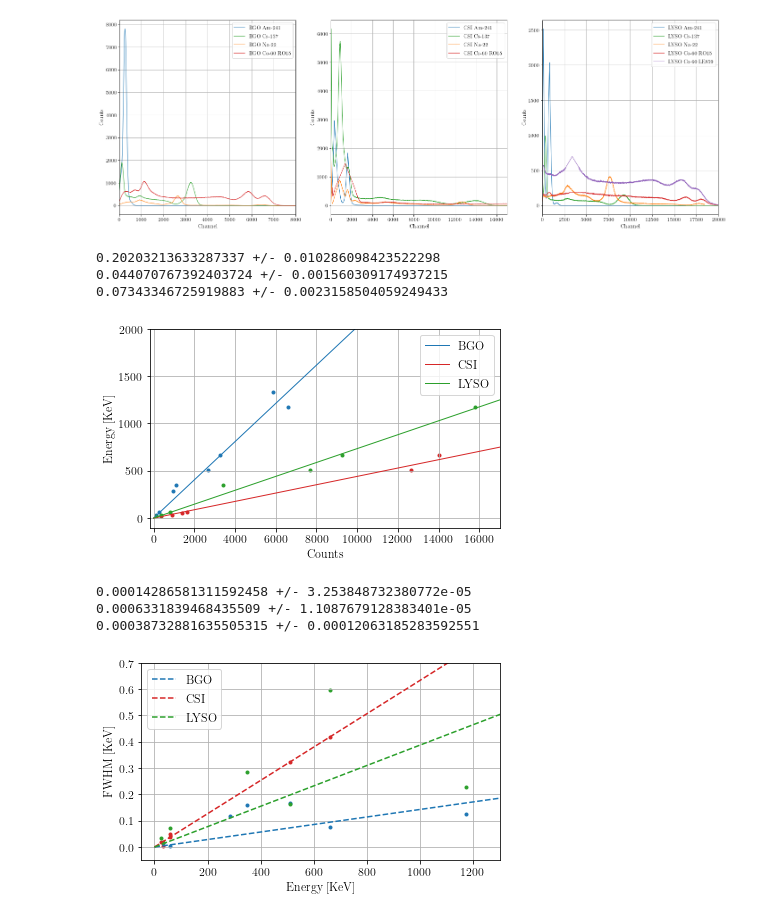
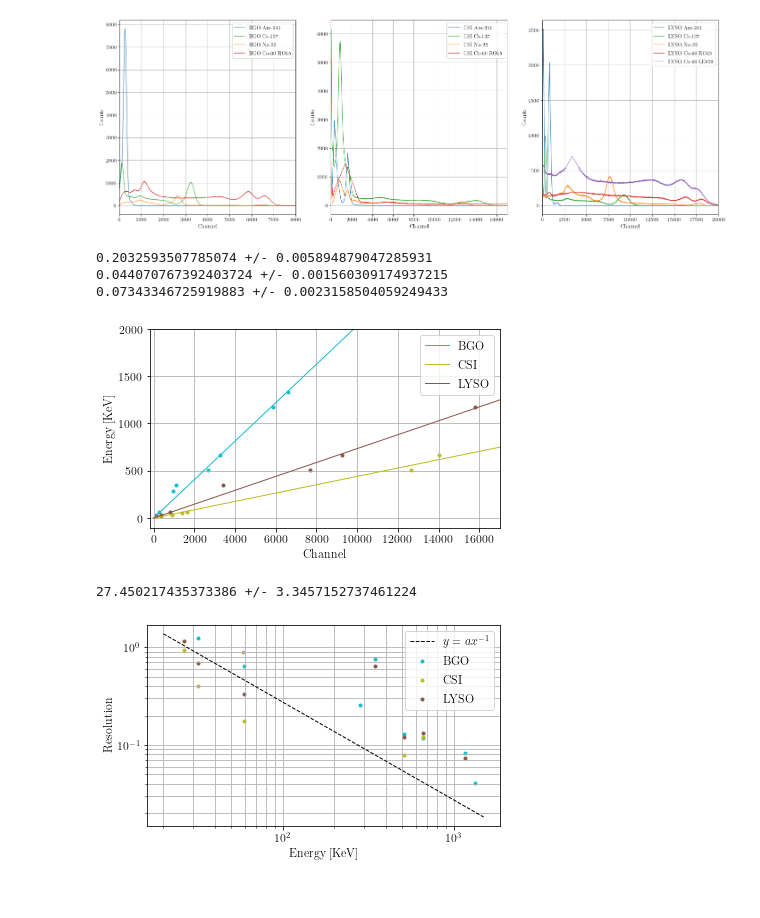
Before and after one commit to nicmontalti/PL4-GMA, a Jupyter notebook: analysis/calibration.ipynb, the cells around one changed output. Drawn from its saved outputs; the diff is of its cells as text; code cells hidden in the pictures.

```diff
--- a/analysis/calibration.ipynb
+++ b/analysis/calibration.ipynb
@@ -243,13 +243,13 @@ for (crystal, peak_limits_crystal) in zip(crystals, peak_limits):
         peaks, properties = signal.find_peaks(counts, prominence=(80, None), width=(None, None))
         channel_peaks = channel[peaks]
         peaks_height = counts[peaks]
-        half_widths = properties['widths']
         half_heights = properties['width_heights']
         half_lefts = channel[properties['left_ips'].astype('int')]
         half_rights = channel[properties['right_ips'].astype('int')]
+        half_widths = half_rights - half_lefts
 
-        for (x_peak, y_peak, width) in zip(channel_peaks, peaks_height, half_widths):
-            df_peaks = df_peaks.append({'Crystal': crystal, 'Source': source, 'Channel_peak':x_peak, 'Peak_height':y_peak, 'Peak_width':width}, ignore_index=True)
+        for (x_peak, y_peak, width, half_height) in zip(channel_peaks, peaks_height, half_widths, half_heights):
+            df_peaks = df_peaks.append({'Crystal': crystal, 'Source': source, 'Channel_peak':x_peak, 'Peak_height':y_peak, 'Peak_width':width, 'Half_height': half_height}, ignore_index=True)
         df_crystal_new = df_crystal_new.append(df_source_new)
     df_smooth_peaks = df_smooth_peaks.append(df_crystal_new)
 # %%
@@ -297,9 +297,9 @@ df_peaks_dropped
 # %%
-energy_peaks_BGO = [59.5412, 31.8, 283.5, 661.657, 511.006, 346.93, 1332, 1173,]
+energy_peaks_BGO = [59.5412, 31.8, 283.5, 661.657, 511.006, 346.93, 1173, 1332]
 energy_peaks_CSI = [26.3448, 59.5412, 31.8000, 661.6570, 511.0060, 58.603,]
 energy_peaks_LYSO = [26.3448, 59.5412, 31.8000, 661.6570, 511.0060, 346.93, 1173.0000]
 energy_peaks =  energy_peaks_BGO + energy_peaks_CSI + energy_peaks_LYSO
 df_peaks_dropped['Energy_peak'] = energy_peaks
-df_peaks_dropped['ER'] = df_peaks_dropped.Peak_width / df_peaks_dropped.Peak_height
+df_peaks_dropped['ER'] = df_peaks_dropped.Peak_width / df_peaks_dropped.Channel_peak
 df_peaks_dropped
 # %% [output]
@@ -353,11 +353,12 @@ fig = plt.figure(figsize=set_size(424, fraction=1))
 #axs = fig.subplots(1,3)
 ax = fig.add_subplot()
 ax.grid(True)
-colors = ['tab:blue', 'tab:red', 'tab:green']
+colors = ['tab:cyan', 'tab:olive', 'tab:brown']
 
 def linear(x, m):
     return m*x
 calibration_factors = []
+calibration_factors_error = []
 
 for (crystal, color) in zip(crystals, colors):
     df_cal = df_peaks_dropped[(df_peaks_dropped.Crystal == crystal)]
@@ -372,8 +373,9 @@ for (crystal, color) in zip(crystals, colors):
 
     print(par[0], '+/-', np.sqrt(np.diag(cov))[0])
     calibration_factors.append(par[0])
+    calibration_factors_error.append(np.sqrt(cov[0,0]))
 
-ax.set_xlabel('Counts')
+ax.set_xlabel('Channel')
 ax.set_ylabel('Energy [KeV]')
 ax.grid(True)
 ax.legend()
@@ -383,41 +385,45 @@ ax.set_ylim(-100, 2000)
 fig.tight_layout()
 fig.savefig(figures_path + 'calibration.pdf')
 # %% [output]
-0.20203213633287337 +/- 0.010286098423522298
+0.2032593507785074 +/- 0.005894879047285931
 0.044070767392403724 +/- 0.001560309174937215
 0.07343346725919883 +/- 0.0023158504059249433
-[figure, old version]
+[figure, new version]
 # %%
 fig = plt.figure(figsize = set_size(424, fraction=1))
 ax = fig.add_subplot()
-colors = ['tab:blue', 'tab:red', 'tab:green']
+colors = ['tab:cyan', 'tab:olive', 'tab:brown']
 
-def linear(x, m):
-    return x*m
+def inverse(x, m):
+    return m/x
+
+E = df_peaks_dropped.Energy_peak
+ER = df_peaks_dropped.ER
+par, cov = optimize.curve_fit(inverse, E, ER)
+
 
 for (color, crystal, calibration_factor) in zip (colors, crystals, calibration_factors):
     energy = df_peaks_dropped[df_peaks_dropped.Crystal == crystal].Energy_peak.to_numpy()
-    ER = df_peaks_dropped[df_peaks_dropped.Crystal == crystal].ER.to_numpy() * calibration_factor
-    ax.scatter(energy, ER, color=color, marker='.')
-    par, cov = optimize.curve_fit(linear, energy, ER)
-    xs = np.linspace(0, 2000, 1000)
-    ax.plot(xs, linear(xs, par[0]), color=color, linestyle='--', label=crystal)
+    ER = df_peaks_dropped[df_peaks_dropped.Crystal == crystal].ER.to_numpy()
+    ax.scatter(energy, ER, color=color, marker='.', label=crystal)
+xs = np.linspace(20, 1500, 1000)
+ax.plot(xs, inverse(xs, par[0]), color='black', linestyle='--', linewidth=1, label=r'$y=ax^{-1}$')
 
-    print(par[0], '+/-', np.sqrt(cov[0,0]))
-ax.grid(True)
+print(par[0], '+/-', np.sqrt(cov[0,0]))
+ax.grid(True, 'both')
 ax.legend()
 ax.set_xlabel('Energy [KeV]')
-ax.set_ylabel('FWHM [KeV]')
-ax.set_xlim(-50, 1300)
-ax.set_ylim(-0.05, 0.7)
+ax.set_ylabel('Resolution')
+#ax.set_xlim(-50, 1300)
+#ax.set_ylim(-0.05, 0.7)
+ax.set_xscale('log')
+ax.set_yscale('log')
 
 fig.tight_layout()
 fig.savefig(figures_path + 'resolution.pdf')
 # %% [output]
-0.00014286581311592458 +/- 3.253848732380772e-05
-0.0006331839468435509 +/- 1.1087679128383401e-05
-0.00038732881635505315 +/- 0.00012063185283592551
+27.450217435373386 +/- 3.3457152737461224
-[figure, old version]
+[figure, new version]
 # %%
 fig = plt.figure(figsize=set_size(424, fraction=1.3, shape=(3,1)))
 axs = fig.subplots(3,1)
```
Also changed, not shown: parts of 7 cells of this notebook, 1 other file.
